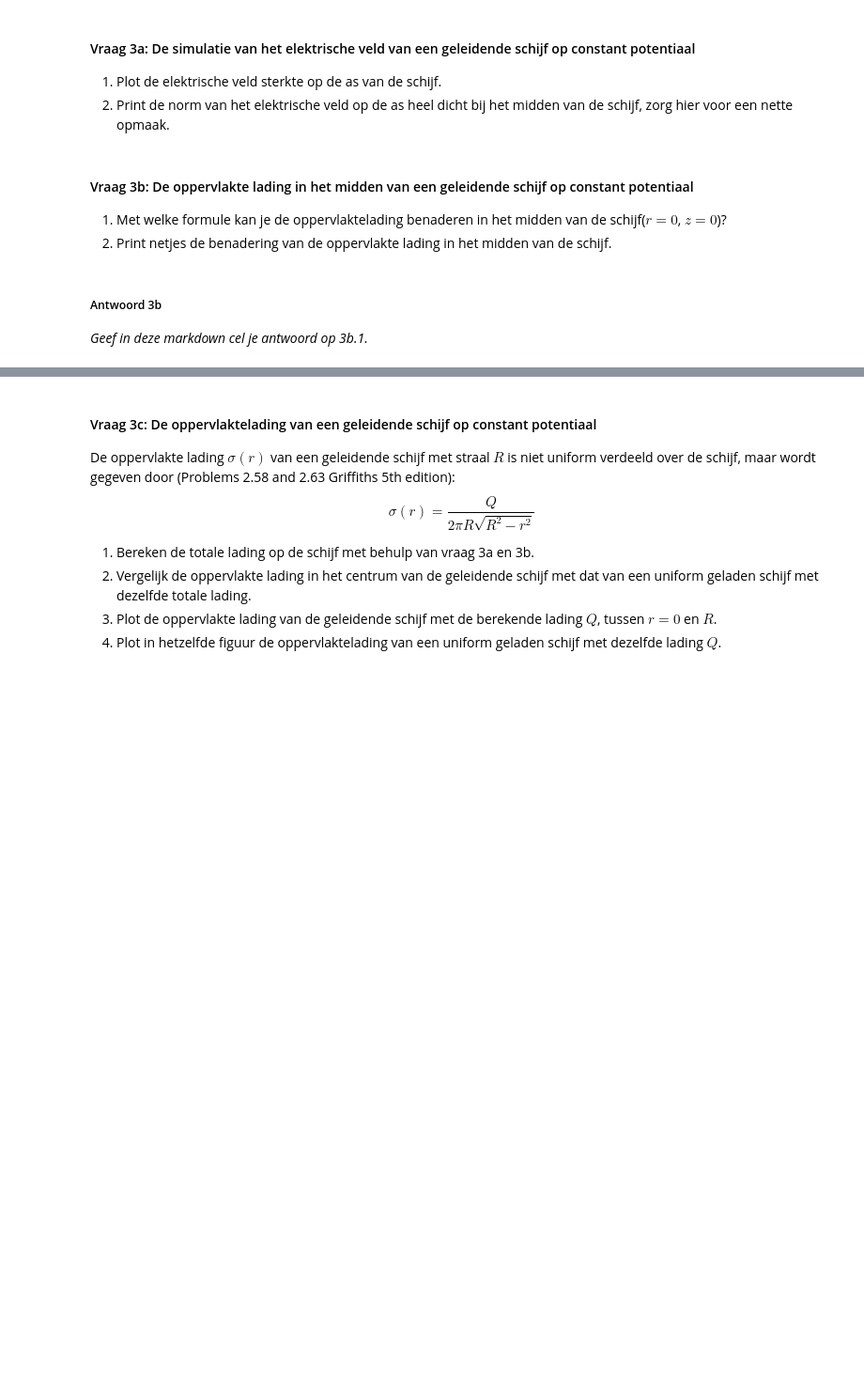
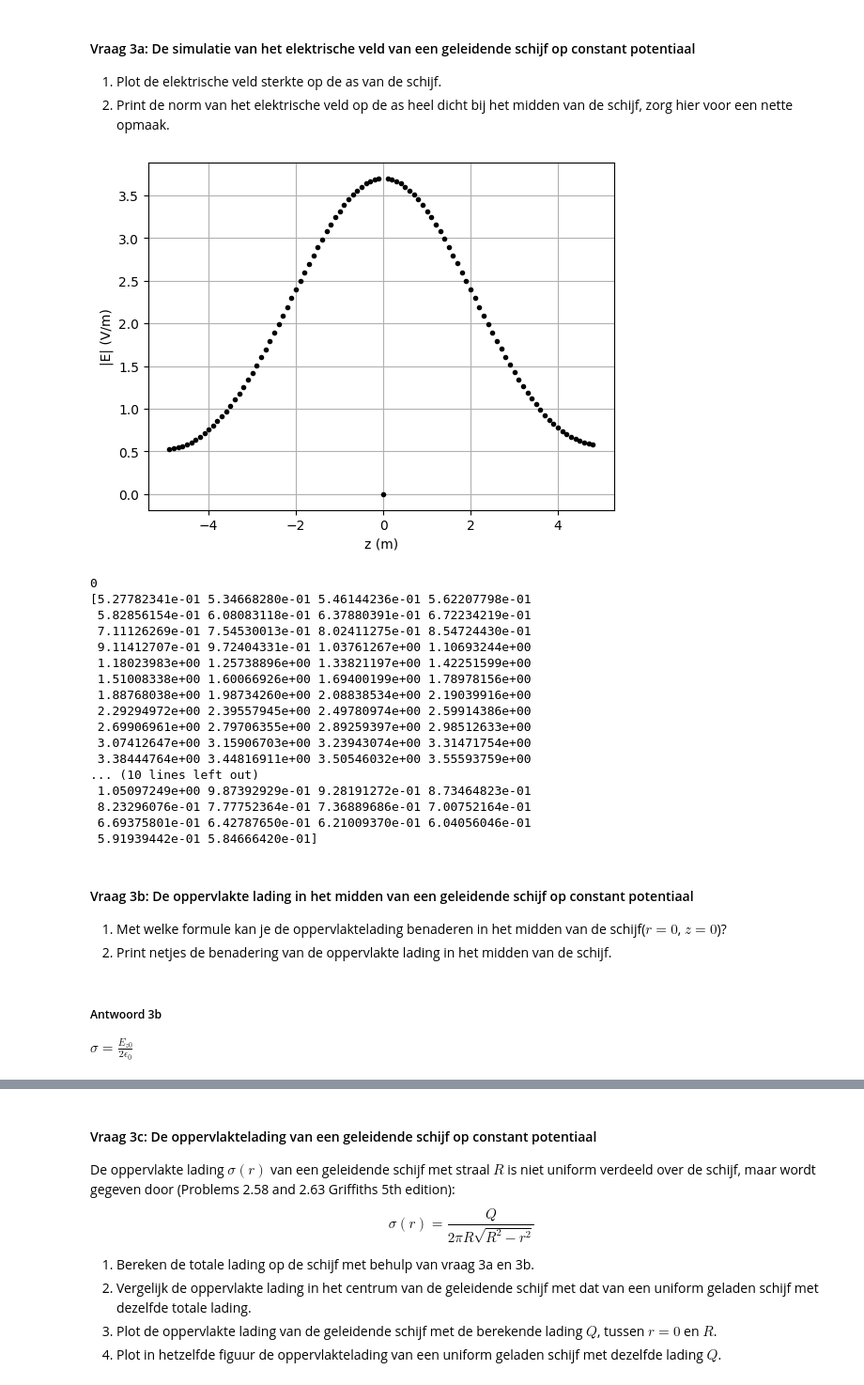
Before and after one commit to Alek-Janssen/opdrachten-DEF-D, a Jupyter notebook: DigitaleOntwerpopdrachten/1CondensatorOpdracht/CondensatorOntwerpopdracht.ipynb, the cells around one changed output, grey strips where cells are left out. Shown at 94% size. Cells and saved outputs as stored; diff of their text form; code cells hidden in the pictures; blank space fills up the shorter version.

```diff
--- a/DigitaleOntwerpopdrachten/1CondensatorOpdracht/CondensatorOntwerpopdracht.ipynb
+++ b/DigitaleOntwerpopdrachten/1CondensatorOpdracht/CondensatorOntwerpopdracht.ipynb
@@ -276,9 +267,41 @@ plot_results_disk(Ez, Er, normE, V, r, z, grid_step, disk_radius, z_pos_disk1, z
 1. Plot de elektrische veld sterkte op de as van de schijf.
 2. Print de norm van het elektrische veld op de as heel dicht bij het midden van de schijf, zorg hier voor een nette opmaak.
 # %%
-###
-###Jouw code hier###
-###
+# Zoek de index waar r = 0
+index_r0 = np.argmin(np.abs(r_for_E))
+# Neem de veldsterkte langs de as (r=0)
+E_op_as = normE[:, index_r0]
+
+# Plot
+plt.figure()
+plt.plot(z_for_E, E_op_as,'k.')
+plt.xlabel("z (m)")
+plt.ylabel("|E| (V/m)")
+plt.grid()
+plt.show()
+
+print(index_r0)
+
+print(E_op_as)
+# %% [output]
+[figure, added]
+0
+[5.27782341e-01 5.34668280e-01 5.46144236e-01 5.62207798e-01
+ 5.82856154e-01 6.08083118e-01 6.37880391e-01 6.72234219e-01
+ 7.11126269e-01 7.54530013e-01 8.02411275e-01 8.54724430e-01
+ 9.11412707e-01 9.72404331e-01 1.03761267e+00 1.10693244e+00
+ 1.18023983e+00 1.25738896e+00 1.33821197e+00 1.42251599e+00
+ 1.51008338e+00 1.60066926e+00 1.69400199e+00 1.78978156e+00
+ 1.88768038e+00 1.98734260e+00 2.08838534e+00 2.19039916e+00
+ 2.29294972e+00 2.39557945e+00 2.49780974e+00 2.59914386e+00
+ 2.69906961e+00 2.79706355e+00 2.89259397e+00 2.98512633e+00
+ 3.07412647e+00 3.15906703e+00 3.23943074e+00 3.31471754e+00
+ 3.38444764e+00 3.44816911e+00 3.50546032e+00 3.55593759e+00
+... (10 lines left out)
+ 1.05097249e+00 9.87392929e-01 9.28191272e-01 8.73464823e-01
+ 8.23296076e-01 7.77752364e-01 7.36889686e-01 7.00752164e-01
+ 6.69375801e-01 6.42787650e-01 6.21009370e-01 6.04056046e-01
+ 5.91939442e-01 5.84666420e-01]
 # %% [markdown]
 #### Vraag 3b: De oppervlakte lading in het midden van een geleidende schijf op constant potentiaal
 
@@ -286,7 +309,6 @@ plot_results_disk(Ez, Er, normE, V, r, z, grid_step, disk_radius, z_pos_disk1, z
 2. Print netjes de benadering van de oppervlakte lading in het midden van de schijf.
 # %% [markdown]
 ##### Antwoord 3b
-
-*Geef in deze markdown cel je antwoord op 3b.1.*
+$ \sigma = \frac{E_{z0}}{2\epsilon_0}$
 # %%
 #### Print met deze cel met een nette opmaak je antwoord op vraag 3b 2.
```
Also changed, not shown: parts of 11 cells of this notebook.
